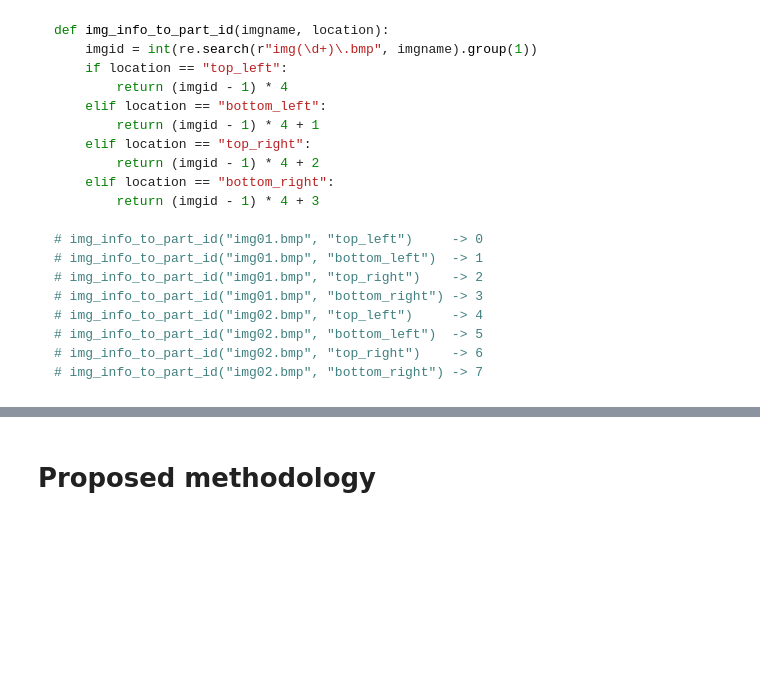
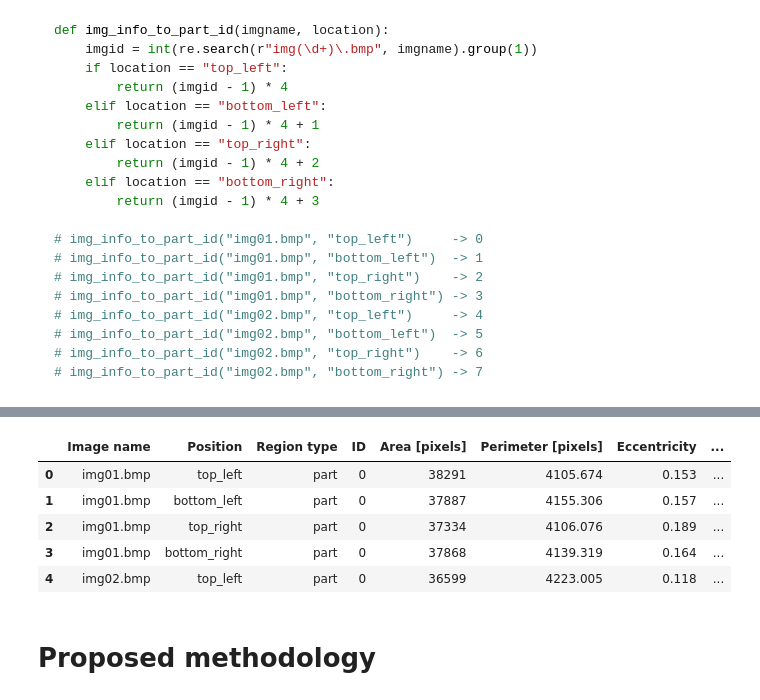
Before and after one commit to abylai11/qda-project, a Jupyter notebook: Report/report.ipynb, the cells around one changed output, grey strips where cells are left out. Drawn from its saved outputs; the diff is of its cells as text; code cells hidden in the pictures; blank space fills up the shorter version.

```diff
--- a/Report/report.ipynb
+++ b/Report/report.ipynb
@@ -143,3 +159,16 @@ Moreover, we created some new variables to enrich the description of our data. H
+# %%
+df_new = pd.read_csv('../Processed dataset/df_new.csv')
+df_new_parts = pd.read_csv('../Processed dataset/df_new_parts.csv')
+df_new_voids = pd.read_csv('../Processed dataset/df_new_voids.csv')
+
+df_new_parts.head()
+# %% [output]
+|  | Image name | Position | Region type | ID | Area [pixels] | Perimeter [pixels] | Eccentricity | ... |
+| 0 | img01.bmp | top_left | part | 0 | 38291 | 4105.674 | 0.153 | ... |
+| 1 | img01.bmp | bottom_left | part | 0 | 37887 | 4155.306 | 0.157 | ... |
+| 2 | img01.bmp | top_right | part | 0 | 37334 | 4106.076 | 0.189 | ... |
+| 3 | img01.bmp | bottom_right | part | 0 | 37868 | 4139.319 | 0.164 | ... |
+| 4 | img02.bmp | top_left | part | 0 | 36599 | 4223.005 | 0.118 | ... |
 # %% [markdown]
 # Proposed methodology
 # %% [markdown]
```
Also changed, not shown: parts of 3 cells of this notebook, 3 other files.
